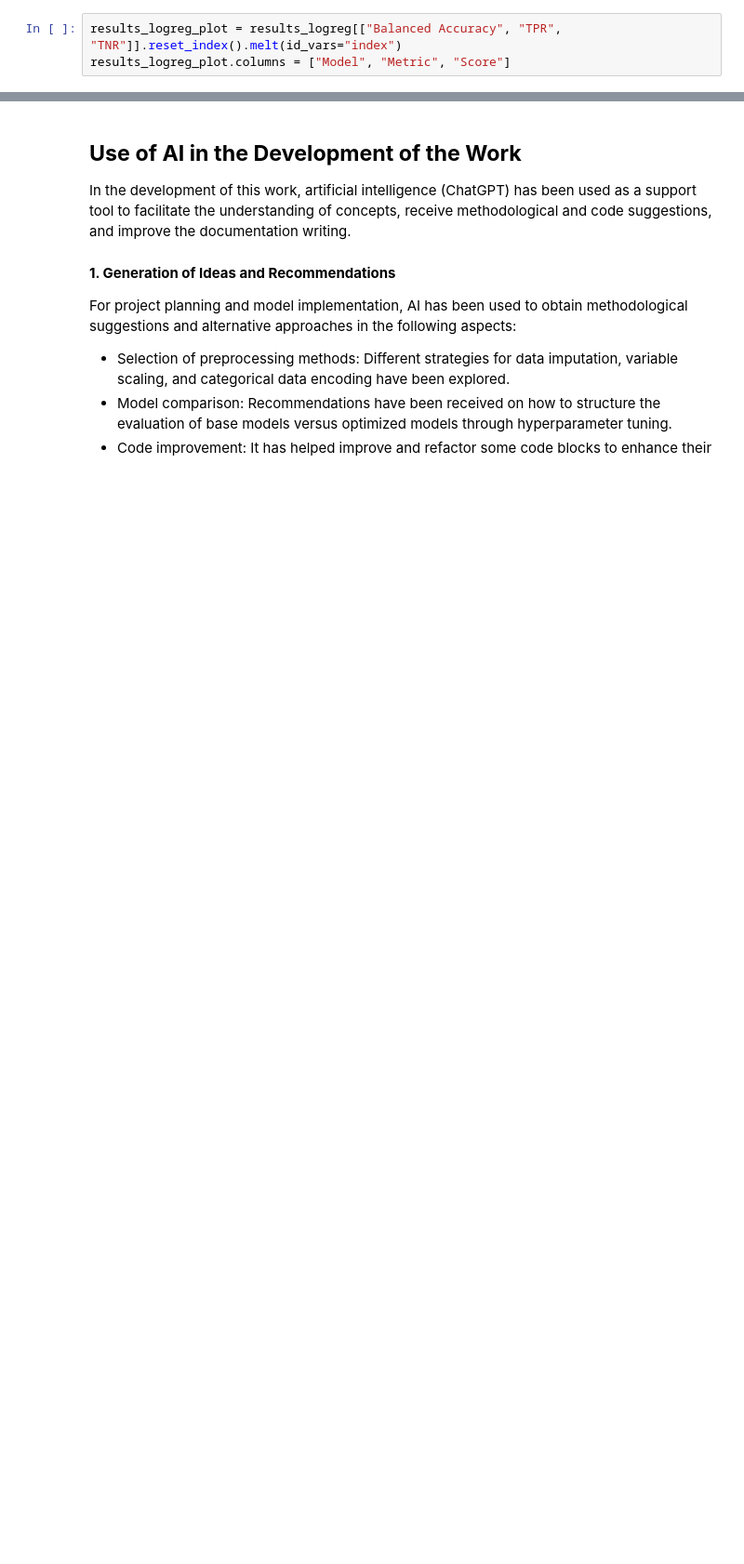
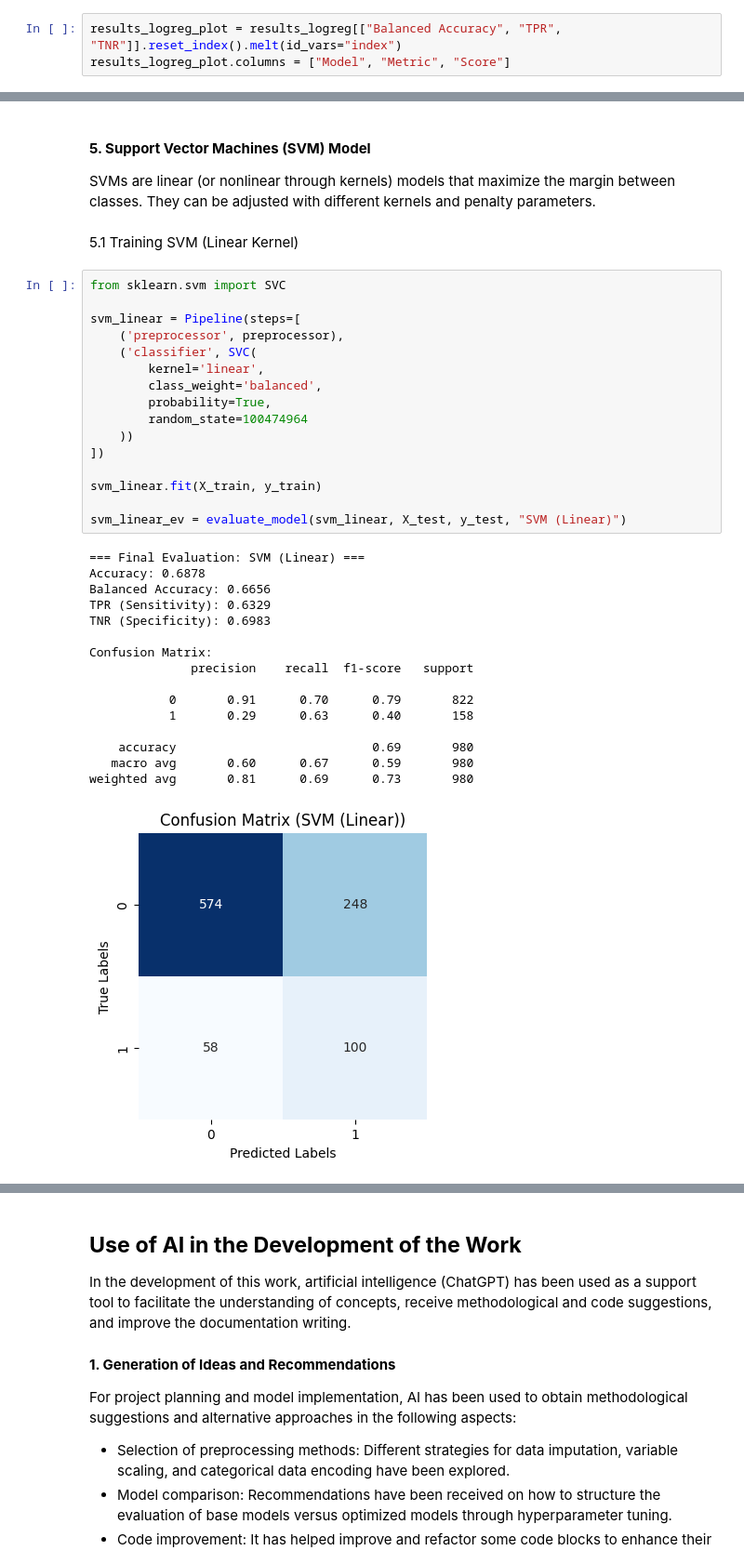
Before and after one commit to CarlosBravoGarran/ML_Attrition_Predictor, a Jupyter notebook: notebooks/01_EDA_and_Model_Train.ipynb, the cells around one changed output, grey strips where cells are left out. Shown at 93% size. Drawn from its saved outputs; the diff is of its cells as text; blank space fills up the shorter version.

Commit message:
Add basic SVM model

```diff
--- a/notebooks/01_EDA_and_Model_Train.ipynb
+++ b/notebooks/01_EDA_and_Model_Train.ipynb
@@ -875,0 +1346,39 @@ opt_logreg_ev = evaluate_model(random_logreg.best_estimator_, X_test, y_test, "L
+# %% [markdown]
+#### __5. Support Vector Machines (SVM) Model__
+
+SVMs are linear (or nonlinear through kernels) models that maximize the margin between classes. They can be adjusted with different kernels and penalty parameters.
+# %% [markdown]
+5.1 Training SVM (Linear Kernel)
+# %%
+from sklearn.svm import SVC
+
+svm_linear = Pipeline(steps=[
+    ('preprocessor', preprocessor),
+    ('classifier', SVC(
+        kernel='linear',
+        class_weight='balanced',
+        probability=True,
+        random_state=100474964
+    ))
+])
+
+svm_linear.fit(X_train, y_train)
+
+svm_linear_ev = evaluate_model(svm_linear, X_test, y_test, "SVM (Linear)")
+# %% [output]
+=== Final Evaluation: SVM (Linear) ===
+Accuracy: 0.6878
+Balanced Accuracy: 0.6656
+TPR (Sensitivity): 0.6329
+TNR (Specificity): 0.6983
+
+Confusion Matrix:
+              precision    recall  f1-score   support
+
+           0       0.91      0.70      0.79       822
+           1       0.29      0.63      0.40       158
+
+    accuracy                           0.69       980
+   macro avg       0.60      0.67      0.59       980
+weighted avg       0.81      0.69      0.73       980
+[figure, added]
```
Also changed, not shown: parts of 57 cells of this notebook.
